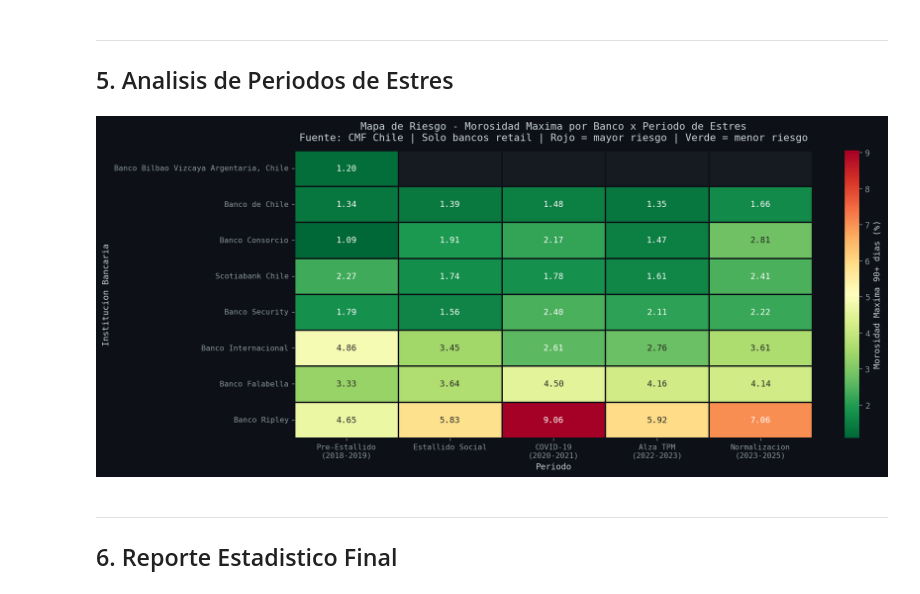
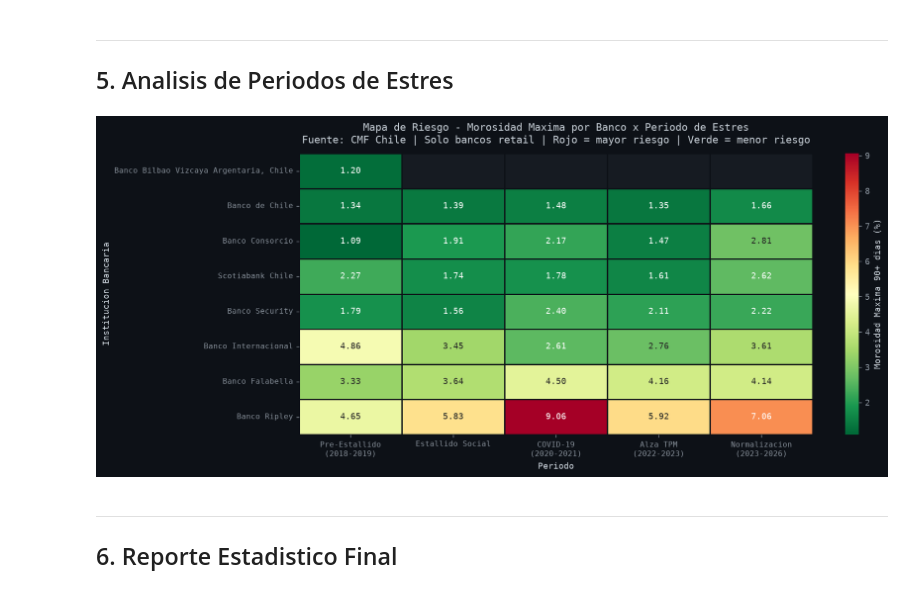
Before and after one commit to Iakrshn/chilean-banking-risk-monitor, a Jupyter notebook: notebooks/02_analisis_estadistico.ipynb, the cells around one changed output. Cells and saved outputs as stored; diff of their text form; code cells hidden in the pictures.

```diff
--- a/notebooks/02_analisis_estadistico.ipynb
+++ b/notebooks/02_analisis_estadistico.ipynb
@@ -123,6 +123,9 @@ fig = plt.figure(figsize=(16, 10))
 gs  = gridspec.GridSpec(2, 1, hspace=0.08)
 ax1 = fig.add_subplot(gs[0])
 ax2 = fig.add_subplot(gs[1], sharex=ax1)
+
+anio_ini = df_sistema['fecha'].min().year
+anio_fin = df_sistema['fecha'].max().year
 
 # Panel superior: Morosidad del sistema
 sombrear_ciclos(ax1, df_sistema)
@@ -132,7 +135,7 @@ ax1.fill_between(df_sistema['fecha'], df_sistema['mora_total'],
                  alpha=0.15, color=ROJO)
 ax1.set_ylabel('Indice de Morosidad 90+ dias (%)', fontsize=10)
 ax1.set_title(
-    'Sistema Bancario Chileno - Evolucion del Riesgo de Credito (2015-2025)\n'
+    f'Sistema Bancario Chileno - Evolucion del Riesgo de Credito ({anio_ini}-{anio_fin})\n'
     'Fuente: CMF Chile & Banco Central de Chile',
     fontsize=12, pad=10
 )
@@ -383,7 +386,7 @@ ORDEN_PERIODOS = [
     'Estallido Social',
     'COVID-19\n(2020-2021)',
     'Alza TPM\n(2022-2023)',
-    'Normalizacion\n(2023-2025)',
+    'Normalizacion\n(2023-2026)',
 ]
 
 periodos_estres = {
@@ -391,7 +394,7 @@ periodos_estres = {
     'Estallido Social'           : ('2019-10-01', '2019-12-31'),
     'COVID-19\n(2020-2021)'      : ('2020-03-01', '2021-05-31'),
     'Alza TPM\n(2022-2023)'      : ('2022-01-01', '2023-07-31'),
-    'Normalizacion\n(2023-2025)' : ('2023-08-01', '2025-12-31'),
+    'Normalizacion\n(2023-2026)' : ('2023-08-01', '2026-12-31'),
 }
 
 registros_estres = []
@@ -406,34 +409,34 @@ df_estres = pd.concat(registros_estres, ignore_index=True)
 
 # Pivot con columnas en orden cronologico
 pivot_max = df_estres.pivot(index='banco', columns='periodo', values='mora_max')
 pivot_max = pivot_max.reindex(columns=ORDEN_PERIODOS)
 
 # Ordenar filas por mora promedio total (de menor a mayor riesgo)
 pivot_max = pivot_max.loc[pivot_max.mean(axis=1).sort_values().index]
 
 fig, ax = plt.subplots(figsize=(14, 6))
 sns.heatmap(
     pivot_max,
     annot=True, fmt='.2f',
     cmap='RdYlGn_r',
     linewidths=0.8, linecolor=BG_DARK,
     cbar_kws={'label': 'Morosidad Maxima 90+ dias (%)'},
     ax=ax
 )
 ax.set_title(
     'Mapa de Riesgo - Morosidad Maxima por Banco x Periodo de Estres\n'
     'Fuente: CMF Chile | Solo bancos retail | Rojo = mayor riesgo | Verde = menor riesgo',
     fontsize=12, pad=12
 )
 ax.set_xlabel('Periodo')
 ax.set_ylabel('Institucion Bancaria')
 ax.set_xticklabels(ax.get_xticklabels(), rotation=0, ha='center', fontsize=9)
 ax.set_yticklabels(ax.get_yticklabels(), rotation=0, fontsize=9)
 plt.tight_layout()
 plt.savefig(REPORT_DIR / '05_heatmap_estres.png', dpi=150, bbox_inches='tight')
 plt.show()
 # %% [output]
-[figure, old version]
+[figure, new version]
 # %% [markdown]
 ---
 ## 6. Reporte Estadistico Final
```
Also changed, not shown: parts of 8 cells of this notebook, 17 other files.
